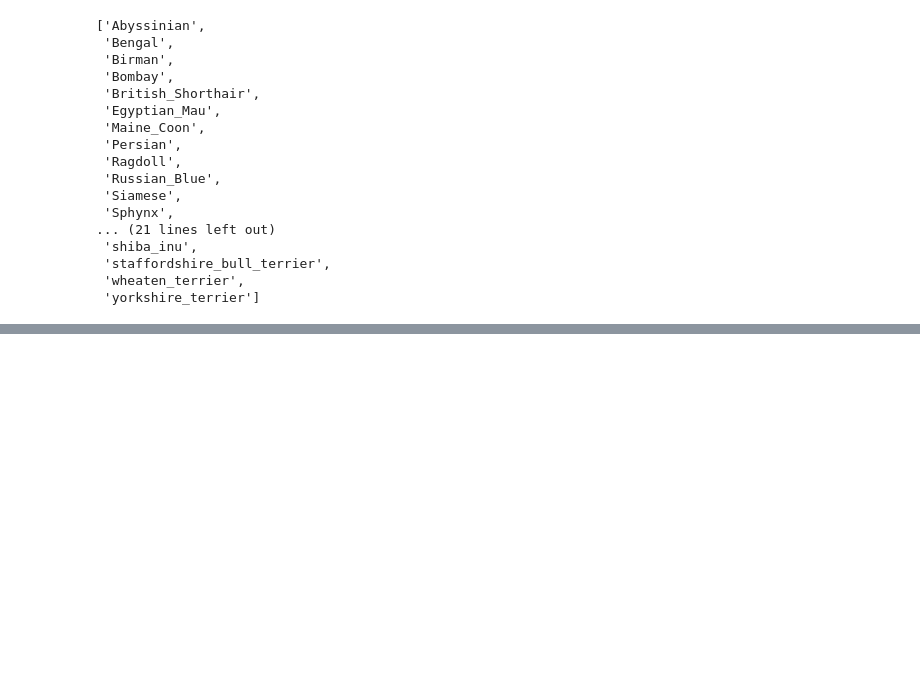
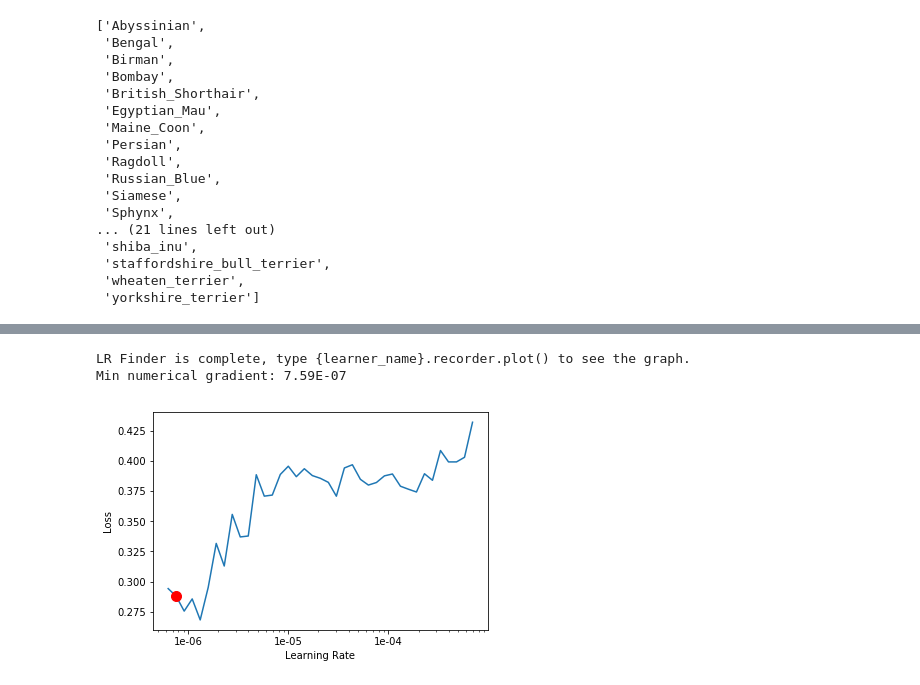
Before and after one commit to AutuanLiu/Fastai-Notes-V3, a Jupyter notebook: fastai_DL_nbs/lesson06_pets_more.ipynb, the cells around one changed output, grey strips where cells are left out. Cells and saved outputs as stored; diff of their text form; code cells hidden in the pictures; blank space fills up the shorter version.

```diff
--- a/fastai_DL_nbs/lesson06_pets_more.ipynb
+++ b/fastai_DL_nbs/lesson06_pets_more.ipynb
@@ -379,0 +386,4 @@ data.classes
+# %%
+lr=1e-2
+# %%
+learn.fit_one_cycle(5, slice(lr))
@@ -379,0 +399,2 @@ data.classes
+# %%
+learn.load('s1');
@@ -379,0 +403,4 @@ data.classes
+# %%
+learn.lr_find()
+learn.recorder.plot(suggestion=True)
+# %% [output]
@@ -379,0 +408,3 @@ data.classes
+LR Finder is complete, type {learner_name}.recorder.plot() to see the graph.
+Min numerical gradient: 7.59E-07
+[figure, added]
```
Also changed, not shown: parts of 29 cells of this notebook, 12 other files.
